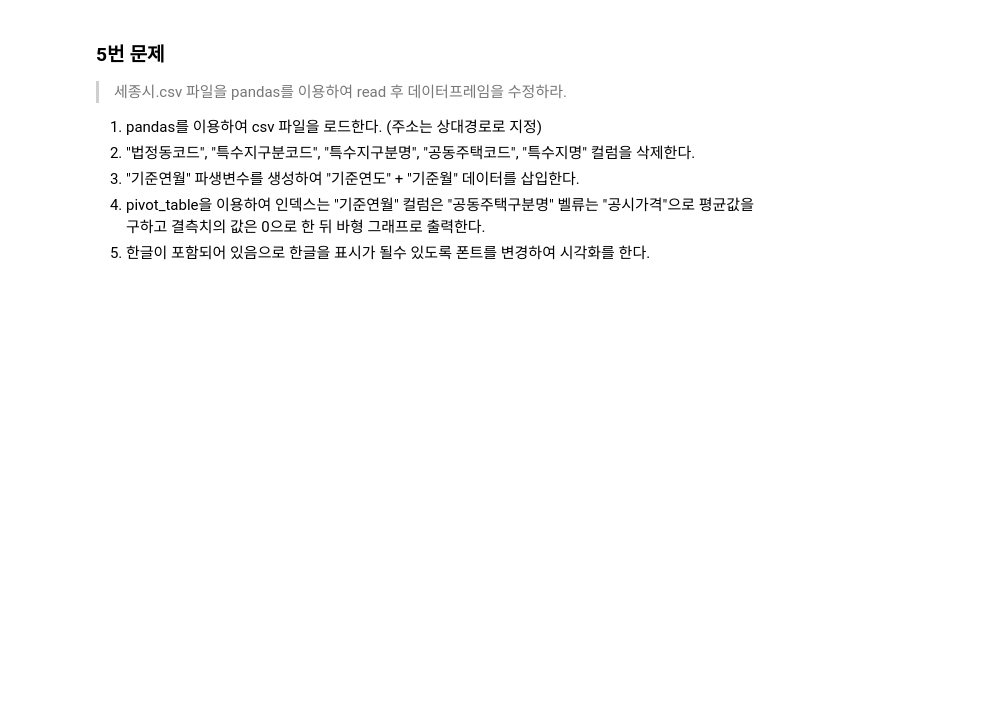
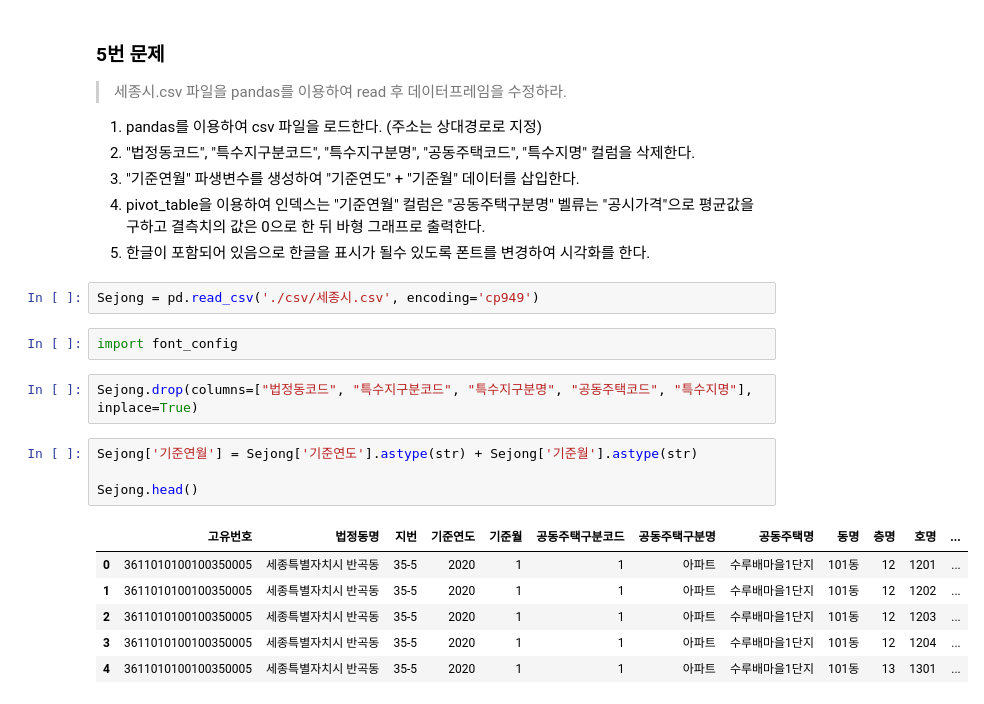
Before and after one commit to KHseo32/test, a Jupyter notebook: Level_Test_1/LEVEL TEST_서규헌.ipynb, the cells around one changed output. Saved outputs shown, nothing was run; the diff lists cells and outputs as text; blank space fills up the shorter version.

```diff
--- a/Level_Test_1/LEVEL TEST_서규헌.ipynb
+++ b/Level_Test_1/LEVEL TEST_서규헌.ipynb
@@ -47,3 +153,20 @@
 3. "기준연월" 파생변수를 생성하여 "기준연도" + "기준월" 데이터를 삽입한다.
 4. pivot_table을 이용하여 인덱스는 "기준연월" 컬럼은 "공동주택구분명" 벨류는 "공시가격"으로 평균값을 구하고 결측치의 값은 0으로 한 뒤 바형 그래프로 출력한다.
 5. 한글이 포함되어 있음으로 한글을 표시가 될수 있도록 폰트를 변경하여 시각화를 한다.
+# %%
+Sejong = pd.read_csv('./csv/세종시.csv', encoding='cp949')
+# %%
+import font_config
+# %%
+Sejong.drop(columns=["법정동코드", "특수지구분코드", "특수지구분명", "공동주택코드", "특수지명"], inplace=True)
+# %%
+Sejong['기준연월'] = Sejong['기준연도'].astype(str) + Sejong['기준월'].astype(str)
+
+Sejong.head()
+# %% [output]
+|  | 고유번호 | 법정동명 | 지번 | 기준연도 | 기준월 | 공동주택구분코드 | 공동주택구분명 | 공동주택명 | 동명 | 층명 | 호명 | ... |
+| 0 | 3611010100100350005 | 세종특별자치시 반곡동 | 35-5 | 2020 | 1 | 1 | 아파트 | 수루배마을1단지 | 101동 | 12 | 1201 | ... |
+| 1 | 3611010100100350005 | 세종특별자치시 반곡동 | 35-5 | 2020 | 1 | 1 | 아파트 | 수루배마을1단지 | 101동 | 12 | 1202 | ... |
+| 2 | 3611010100100350005 | 세종특별자치시 반곡동 | 35-5 | 2020 | 1 | 1 | 아파트 | 수루배마을1단지 | 101동 | 12 | 1203 | ... |
+| 3 | 3611010100100350005 | 세종특별자치시 반곡동 | 35-5 | 2020 | 1 | 1 | 아파트 | 수루배마을1단지 | 101동 | 12 | 1204 | ... |
+| 4 | 3611010100100350005 | 세종특별자치시 반곡동 | 35-5 | 2020 | 1 | 1 | 아파트 | 수루배마을1단지 | 101동 | 13 | 1301 | ... |
```
Also changed, not shown: parts of 10 cells of this notebook, 2 other files.
